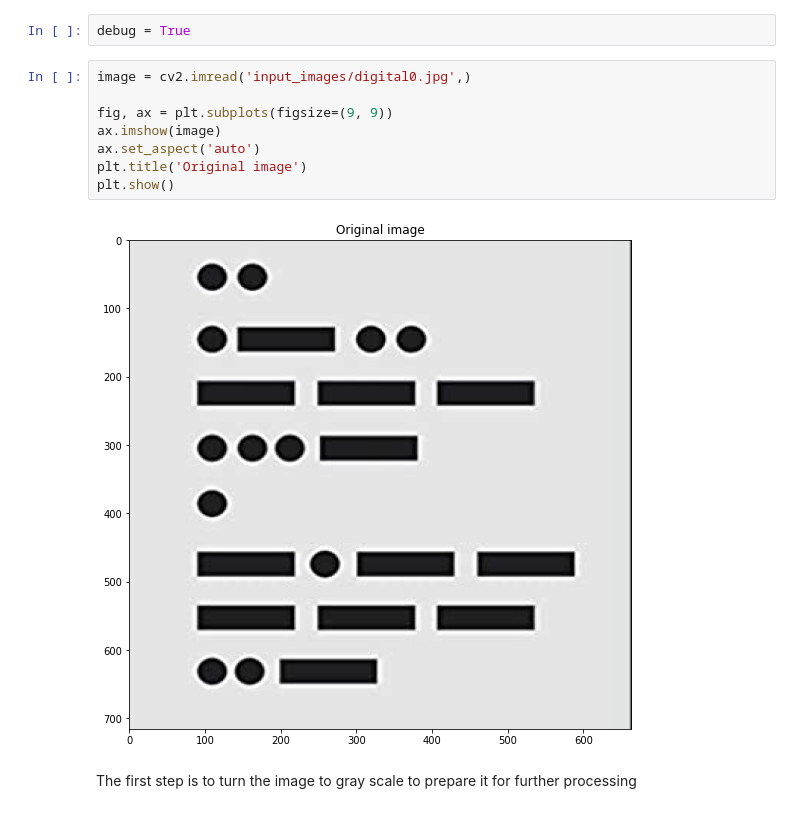
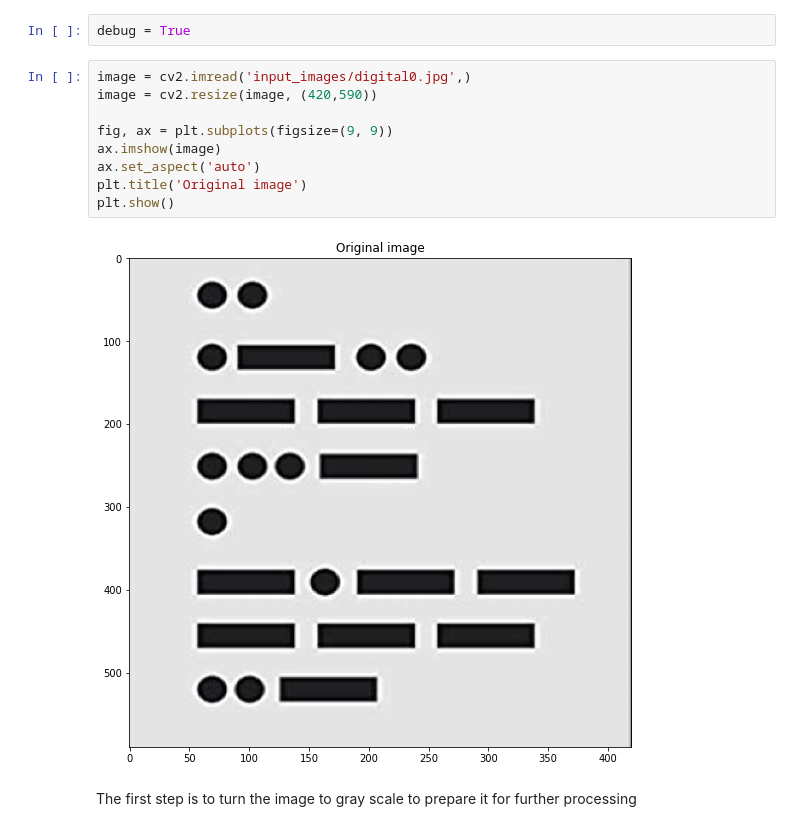
Before and after one commit to davidcairuz/image-processing-final-project, a Jupyter notebook: PartialReport.ipynb, the cells around one changed output. Saved outputs shown, nothing was run; the diff lists cells and outputs as text.

```diff
--- a/PartialReport.ipynb
+++ b/PartialReport.ipynb
@@ -15,14 +15,15 @@ import matplotlib.pyplot as plt
 debug = True
 # %%
 image = cv2.imread('input_images/digital0.jpg',)
+image = cv2.resize(image, (420,590))
 
 fig, ax = plt.subplots(figsize=(9, 9))
 ax.imshow(image)
 ax.set_aspect('auto')
 plt.title('Original image')
 plt.show()
 # %% [output]
-[figure, old version]
+[figure, new version]
 # %% [markdown]
 The first step is to turn the image to gray scale to prepare it for further processing
 # %%
```
Also changed, not shown: parts of 11 cells of this notebook.
